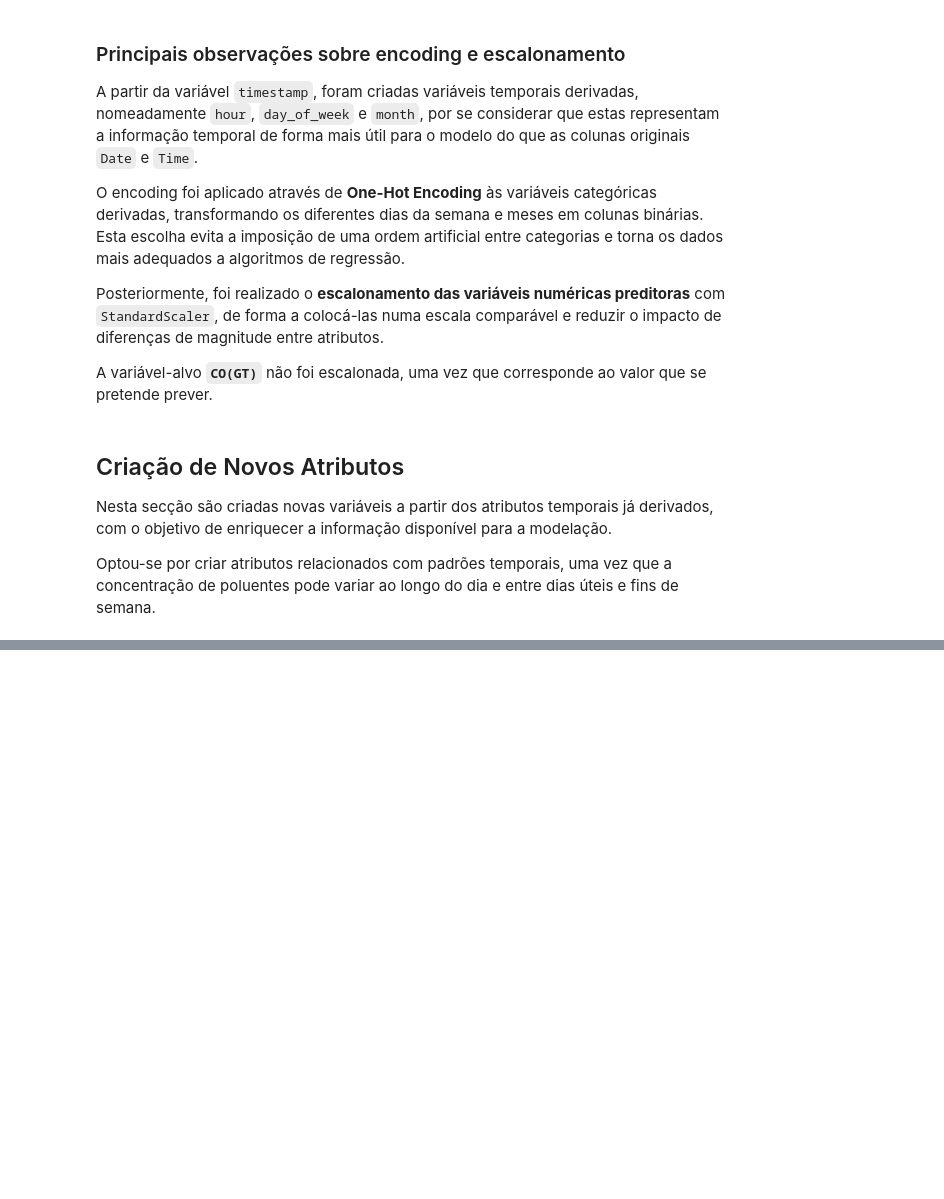
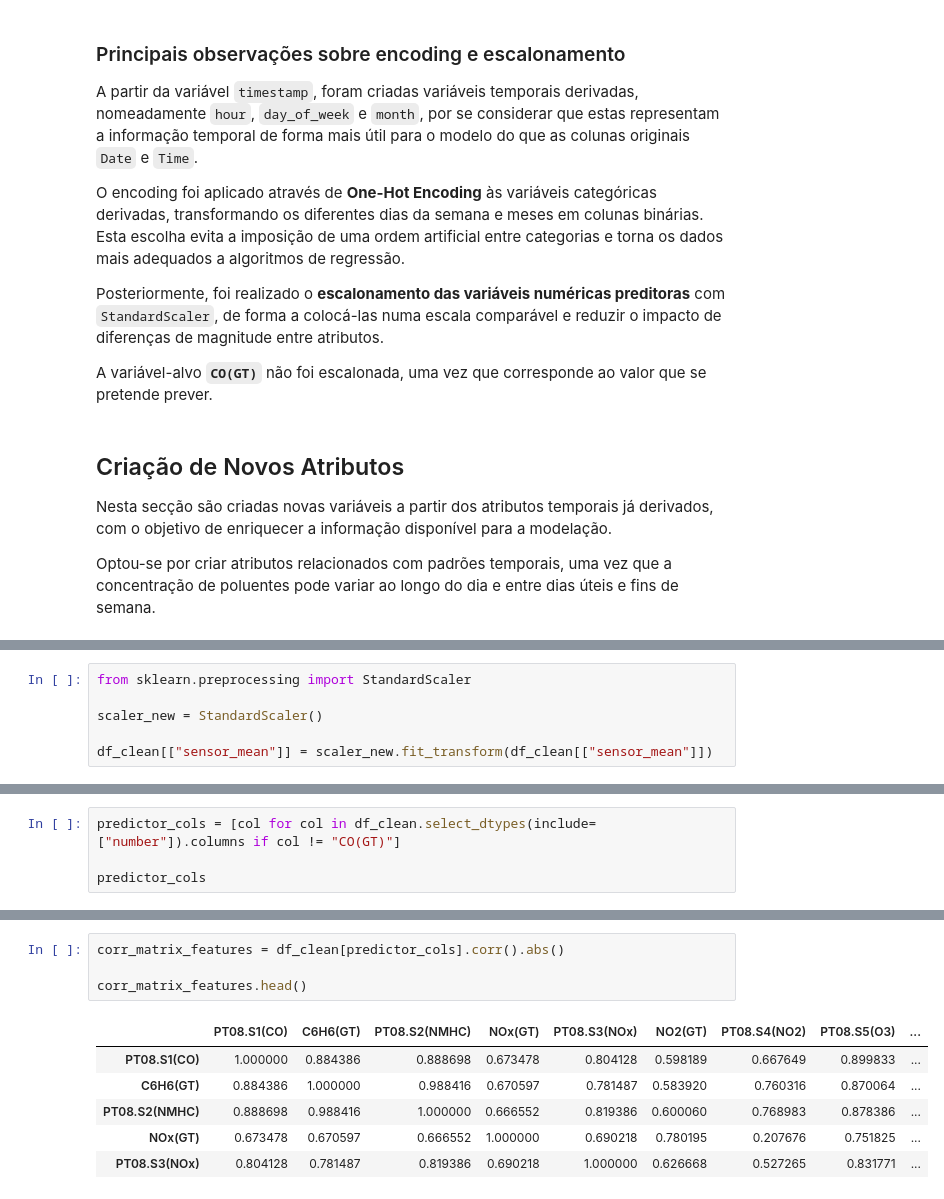
Before and after one commit to a2022138676/projeto-ciencia-dados-qualidade-ar, a Jupyter notebook: notebooks/1.0_eda_limpeza.ipynb, the cells around one changed output, grey strips where cells are left out. Saved outputs shown, nothing was run; the diff lists cells and outputs as text; blank space fills up the shorter version.

```diff
--- a/notebooks/1.0_eda_limpeza.ipynb
+++ b/notebooks/1.0_eda_limpeza.ipynb
@@ -601,0 +655,6 @@ Optou-se por criar atributos relacionados com padrões temporais, uma vez que a
+# %%
+from sklearn.preprocessing import StandardScaler
+
+scaler_new = StandardScaler()
+
+df_clean[["sensor_mean"]] = scaler_new.fit_transform(df_clean[["sensor_mean"]])
@@ -601,0 +684,4 @@ Optou-se por criar atributos relacionados com padrões temporais, uma vez que a
+# %%
+predictor_cols = [col for col in df_clean.select_dtypes(include=["number"]).columns if col != "CO(GT)"]
+
+predictor_cols
@@ -601,0 +704,11 @@ Optou-se por criar atributos relacionados com padrões temporais, uma vez que a
+# %%
+corr_matrix_features = df_clean[predictor_cols].corr().abs()
+
+corr_matrix_features.head()
+# %% [output]
+|  | PT08.S1(CO) | C6H6(GT) | PT08.S2(NMHC) | NOx(GT) | PT08.S3(NOx) | NO2(GT) | PT08.S4(NO2) | PT08.S5(O3) | ... |
+| PT08.S1(CO) | 1.000000 | 0.884386 | 0.888698 | 0.673478 | 0.804128 | 0.598189 | 0.667649 | 0.899833 | ... |
+| C6H6(GT) | 0.884386 | 1.000000 | 0.988416 | 0.670597 | 0.781487 | 0.583920 | 0.760316 | 0.870064 | ... |
+| PT08.S2(NMHC) | 0.888698 | 0.988416 | 1.000000 | 0.666552 | 0.819386 | 0.600060 | 0.768983 | 0.878386 | ... |
+| NOx(GT) | 0.673478 | 0.670597 | 0.666552 | 1.000000 | 0.690218 | 0.780195 | 0.207676 | 0.751825 | ... |
+| PT08.S3(NOx) | 0.804128 | 0.781487 | 0.819386 | 0.690218 | 1.000000 | 0.626668 | 0.527265 | 0.831771 | ... |
```
Also changed, not shown: parts of 13 cells of this notebook.
